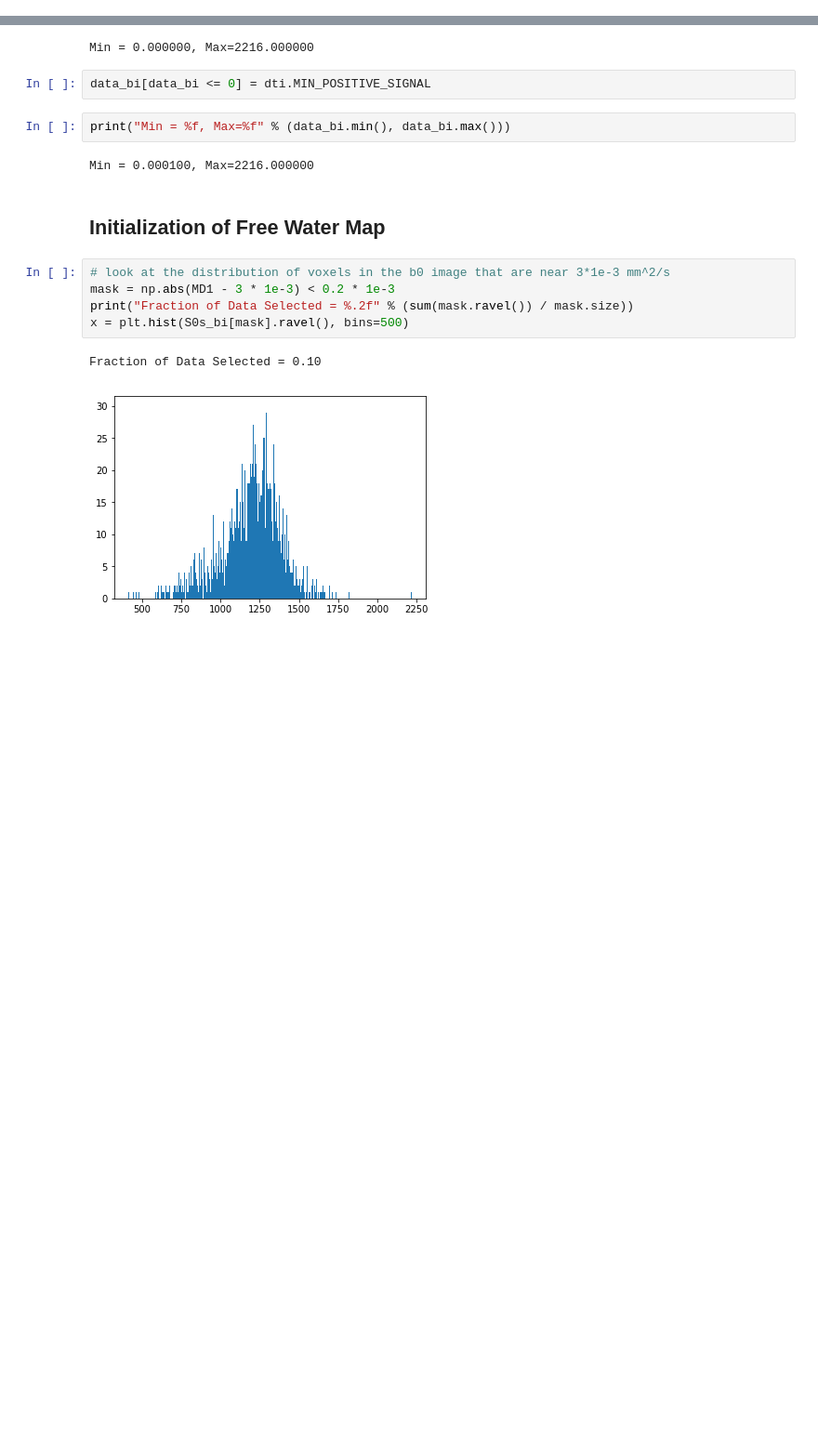
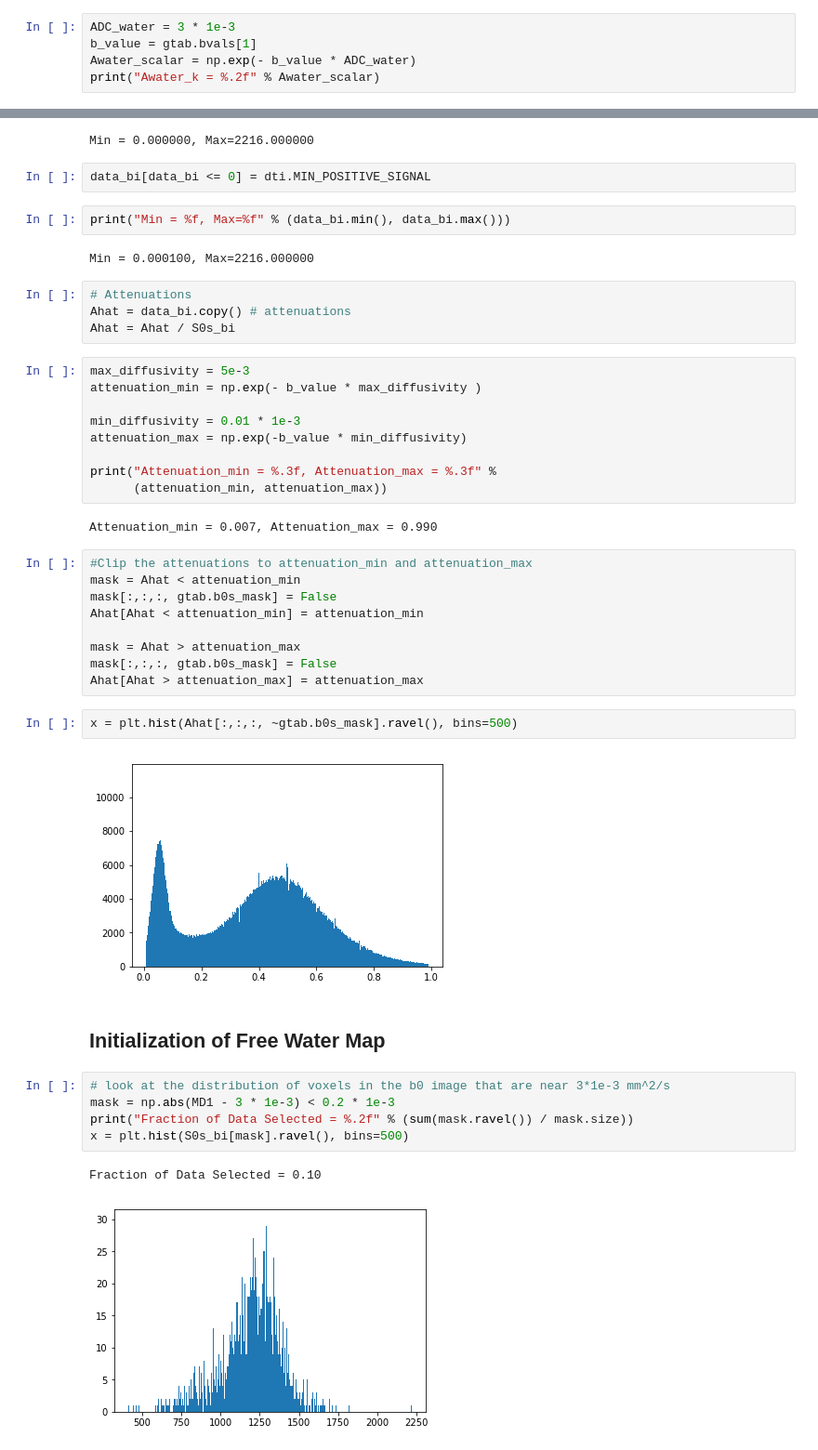
Before and after one commit to sameerd/DiffusionTensorImaging, a Jupyter notebook: notebooks/Free Water.ipynb, the cells around one changed output, grey strips where cells are left out. Shown: that part at 93% size. Cells and saved outputs as stored; diff of their text form; blank space fills up the shorter version.

```diff
--- a/notebooks/Free Water.ipynb
+++ b/notebooks/Free Water.ipynb
@@ -151,3 +153,8 @@ x = plt.hist(MD1.ravel(), bins=500)
 [figure]
 # %% [markdown]
 # Bi-tensor Model (Free Water)
+# %%
+ADC_water = 3 * 1e-3
+b_value = gtab.bvals[1]
+Awater_scalar = np.exp(- b_value * ADC_water)
+print("Awater_k = %.2f" % Awater_scalar)
@@ -164,6 +175,34 @@ data_bi[data_bi <= 0] = dti.MIN_POSITIVE_SIGNAL
 print("Min = %f, Max=%f" % (data_bi.min(), data_bi.max()))
 # %% [output]
 Min = 0.000100, Max=2216.000000
+# %%
+# Attenuations
+Ahat = data_bi.copy() # attenuations
+Ahat = Ahat / S0s_bi
+# %%
+max_diffusivity = 5e-3
+attenuation_min = np.exp(- b_value * max_diffusivity )
+
+min_diffusivity = 0.01 * 1e-3
+attenuation_max = np.exp(-b_value * min_diffusivity)
+
+print("Attenuation_min = %.3f, Attenuation_max = %.3f" %
+      (attenuation_min, attenuation_max))
+# %% [output]
+Attenuation_min = 0.007, Attenuation_max = 0.990
+# %%
+#Clip the attenuations to attenuation_min and attenuation_max
+mask = Ahat < attenuation_min
+mask[:,:,:, gtab.b0s_mask] = False
+Ahat[Ahat < attenuation_min] = attenuation_min
+
+mask = Ahat > attenuation_max
+mask[:,:,:, gtab.b0s_mask] = False
+Ahat[Ahat > attenuation_max] = attenuation_max
+# %%
+x = plt.hist(Ahat[:,:,:, ~gtab.b0s_mask].ravel(), bins=500)
+# %% [output]
+[figure, added]
 # %% [markdown]
 ## Initialization of Free Water Map
 # %%
```
Also changed, not shown: parts of 25 cells of this notebook.
